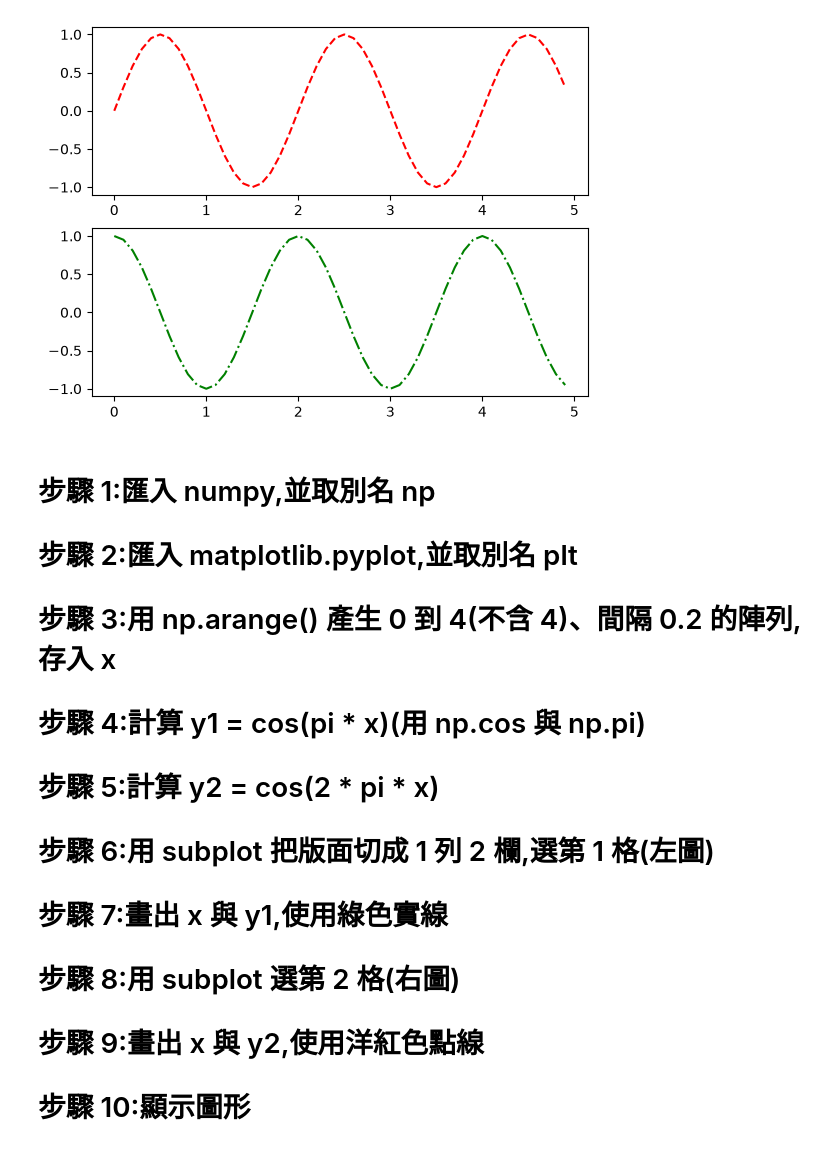
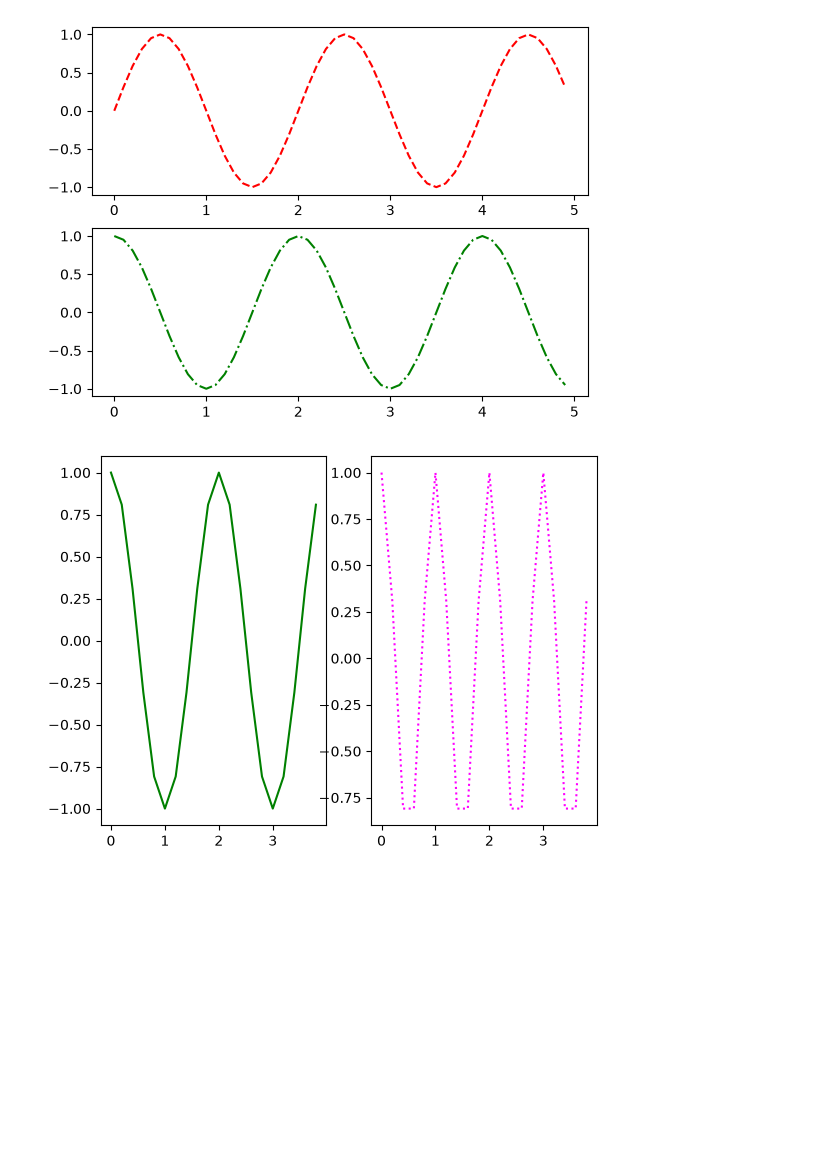
Before and after one commit to Yun-Syuan/0509_python, a Jupyter notebook: 0627/lesson1.ipynb, the cells around one changed output. Drawn from its saved outputs; the diff is of its cells as text; code cells hidden in the pictures; blank space fills up the shorter version.

```diff
--- a/0627/lesson1.ipynb
+++ b/0627/lesson1.ipynb
@@ -64,23 +64,28 @@ ax2.plot(t, y2, linestyle="-.", color="green")
 plt.show()
 # %% [output]
 [figure]
-# %% [markdown]
-# 步驟 1:匯入 numpy,並取別名 np
-
-# 步驟 2:匯入 matplotlib.pyplot,並取別名 plt
-
-# 步驟 3:用 np.arange() 產生 0 到 4(不含 4)、間隔 0.2 的陣列,存入 x
-
-# 步驟 4:計算 y1 = cos(pi * x)(用 np.cos 與 np.pi)
-
-# 步驟 5:計算 y2 = cos(2 * pi * x)
-
-# 步驟 6:用 subplot 把版面切成 1 列 2 欄,選第 1 格(左圖)
-
-# 步驟 7:畫出 x 與 y1,使用綠色實線
-
-# 步驟 8:用 subplot 選第 2 格(右圖)
-
-# 步驟 9:畫出 x 與 y2,使用洋紅色點線
-
-# 步驟 10:顯示圖形
+# %%
+# 步驟 1:匯入 numpy,並取別名 np
+import numpy as np
+import math
+# 步驟 2:匯入 matplotlib.pyplot,並取別名 plt
+import matplotlib.pyplot as plt
+# 步驟 3:用 np.arange() 產生 0 到 4(不含 4)、間隔 0.2 的陣列,存入 x
+x = np.arange(0, 4, 0.2)
+# 步驟 4:計算 y1 = cos(pi * x)(用 np.cos 與 np.pi)
+y1 = np.cos(x * np.pi)
+# 步驟 5:計算 y2 = cos(2 * pi * x)
+y2 = np.cos(2 * x * np.pi)
+# 步驟 6:用 subplot 把版面切成 1 列 2 欄,選第 1 格(左圖)
+figure = plt.figure()
+ax1 = figure.add_subplot(1, 2, 1)
+# 步驟 7:畫出 x 與 y1,使用綠色實線
+ax1.plot(x, y1, linestyle="-", color="green")
+# 步驟 8:用 subplot 選第 2 格(右圖)
+ax2 = figure.add_subplot(1, 2, 2)
+# 步驟 9:畫出 x 與 y2,使用洋紅色點線
+ax2.plot(x, y2, linestyle=":", color="Magenta")
+# 步驟 10:顯示圖形
+plt.show()
+# %% [output]
+[figure, added]
```
Also changed, not shown: 1 other file.
